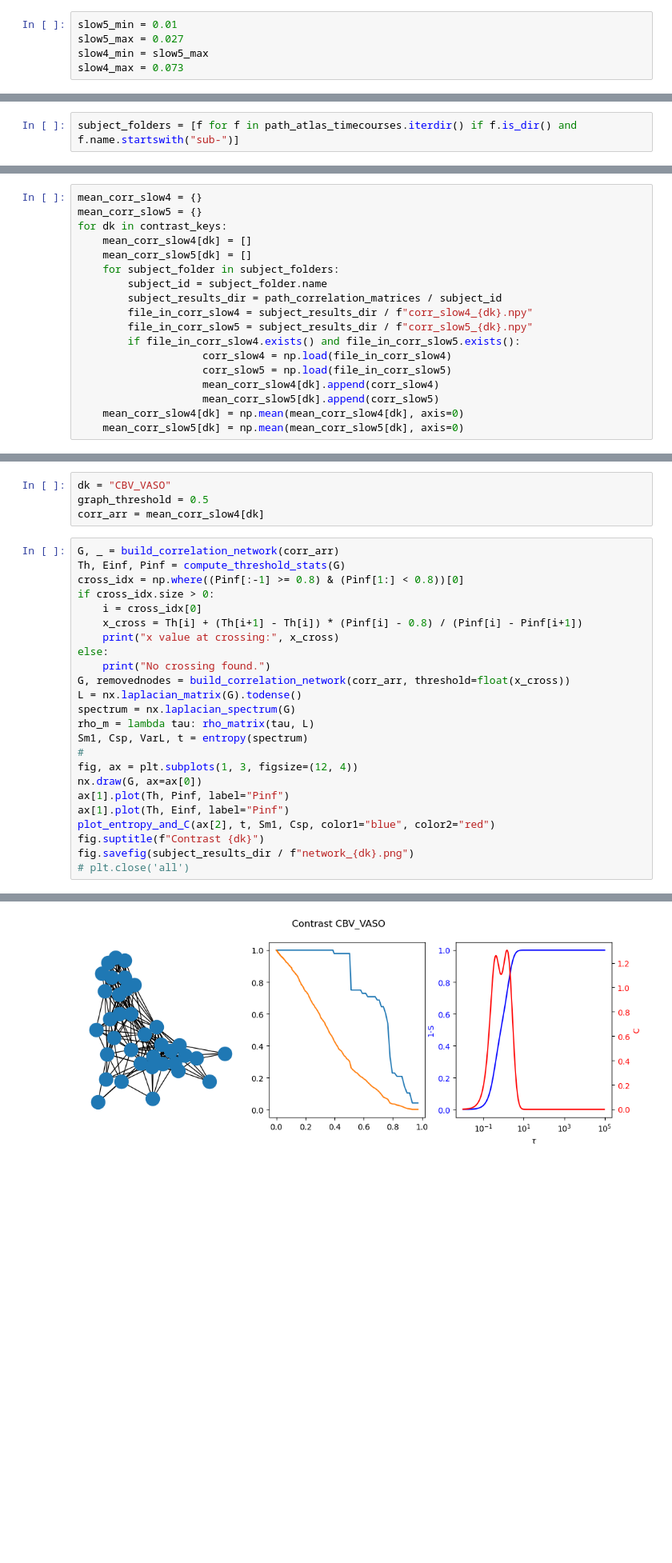
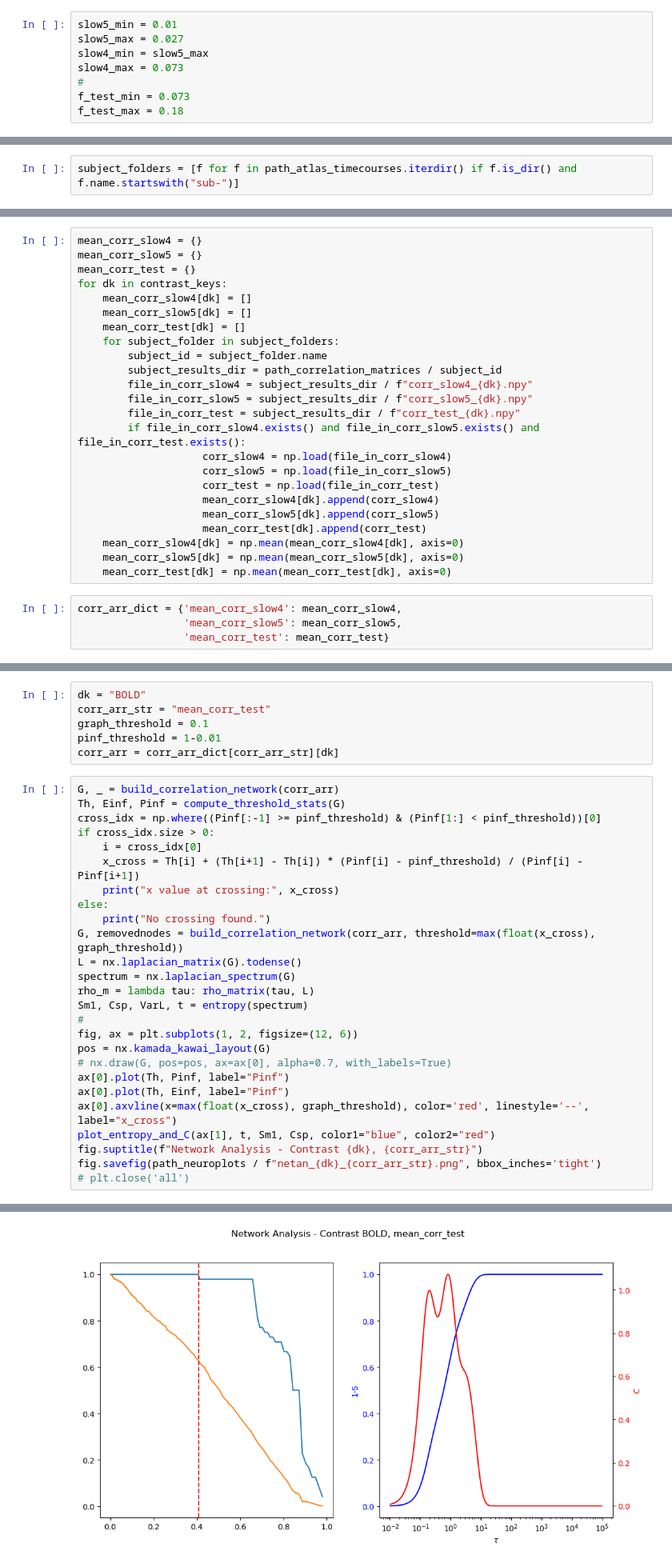
Before and after one commit to giulioiannelli/multifun-brain, a Jupyter notebook: notebooks/fig01_comparison_slowbands_corrfc.ipynb, the cells around one changed output, grey strips where cells are left out. Shown at 80% size. Saved outputs shown, nothing was run; the diff lists cells and outputs as text; blank space fills up the shorter version.

```diff
--- a/notebooks/fig01_comparison_slowbands_corrfc.ipynb
+++ b/notebooks/fig01_comparison_slowbands_corrfc.ipynb
@@ -37,6 +37,9 @@ slow5_min = 0.01
 slow5_max = 0.027
 slow4_min = slow5_max
 slow4_max = 0.073
+#
+f_test_min = 0.073
+f_test_max = 0.18
 # %%
 contrast_keys = ["CBF_ASL", "CBV_VASO", "BOLD", "BOLD_RS"]
 contrast_suffix = ["CBF4D", "fcurN_Vaso", "furN_Bold", "optcomMIRDenoised_bold"]
@@ -96,21 +107,31 @@ Already exists: /home/opisthofulax/Documents/UniPa/projects/multifun-brain/data/
 # %%
 mean_corr_slow4 = {}
 mean_corr_slow5 = {}
+mean_corr_test = {}
 for dk in contrast_keys:
     mean_corr_slow4[dk] = []
     mean_corr_slow5[dk] = []
+    mean_corr_test[dk] = []
     for subject_folder in subject_folders:
         subject_id = subject_folder.name
         subject_results_dir = path_correlation_matrices / subject_id
         file_in_corr_slow4 = subject_results_dir / f"corr_slow4_{dk}.npy"
         file_in_corr_slow5 = subject_results_dir / f"corr_slow5_{dk}.npy"
-        if file_in_corr_slow4.exists() and file_in_corr_slow5.exists():
+        file_in_corr_test = subject_results_dir / f"corr_test_{dk}.npy"
+        if file_in_corr_slow4.exists() and file_in_corr_slow5.exists() and file_in_corr_test.exists():
                     corr_slow4 = np.load(file_in_corr_slow4)
                     corr_slow5 = np.load(file_in_corr_slow5)
+                    corr_test = np.load(file_in_corr_test)
                     mean_corr_slow4[dk].append(corr_slow4)
                     mean_corr_slow5[dk].append(corr_slow5)
+                    mean_corr_test[dk].append(corr_test)
     mean_corr_slow4[dk] = np.mean(mean_corr_slow4[dk], axis=0)
     mean_corr_slow5[dk] = np.mean(mean_corr_slow5[dk], axis=0)
+    mean_corr_test[dk] = np.mean(mean_corr_test[dk], axis=0)
+# %%
+corr_arr_dict = {'mean_corr_slow4': mean_corr_slow4,
+                 'mean_corr_slow5': mean_corr_slow5,
+                 'mean_corr_test': mean_corr_test}
 # %%
 dk = "CBV_VASO"
 corr = np.loadtxt(subject_folders[0] / contrast_dict[dk]["file_name"])
@@ -128,29 +154,33 @@ plt.plot(mp_dist)
 # %%
-dk = "CBV_VASO"
-graph_threshold = 0.5
-corr_arr = mean_corr_slow4[dk]
+dk = "BOLD"
+corr_arr_str = "mean_corr_test"
+graph_threshold = 0.1
+pinf_threshold = 1-0.01
+corr_arr = corr_arr_dict[corr_arr_str][dk]
 # %%
 G, _ = build_correlation_network(corr_arr)
 Th, Einf, Pinf = compute_threshold_stats(G)
-cross_idx = np.where((Pinf[:-1] >= 0.8) & (Pinf[1:] < 0.8))[0]
+cross_idx = np.where((Pinf[:-1] >= pinf_threshold) & (Pinf[1:] < pinf_threshold))[0]
 if cross_idx.size > 0:
     i = cross_idx[0]
-    x_cross = Th[i] + (Th[i+1] - Th[i]) * (Pinf[i] - 0.8) / (Pinf[i] - Pinf[i+1])
+    x_cross = Th[i] + (Th[i+1] - Th[i]) * (Pinf[i] - pinf_threshold) / (Pinf[i] - Pinf[i+1])
     print("x value at crossing:", x_cross)
 else:
     print("No crossing found.")
-G, removednodes = build_correlation_network(corr_arr, threshold=float(x_cross))
+G, removednodes = build_correlation_network(corr_arr, threshold=max(float(x_cross), graph_threshold))
 L = nx.laplacian_matrix(G).todense()
 spectrum = nx.laplacian_spectrum(G)
 rho_m = lambda tau: rho_matrix(tau, L)
 Sm1, Csp, VarL, t = entropy(spectrum)
 #
-fig, ax = plt.subplots(1, 3, figsize=(12, 4))
-nx.draw(G, ax=ax[0])
-ax[1].plot(Th, Pinf, label="Pinf")
-ax[1].plot(Th, Einf, label="Pinf")
-plot_entropy_and_C(ax[2], t, Sm1, Csp, color1="blue", color2="red")
-fig.suptitle(f"Contrast {dk}")
-fig.savefig(subject_results_dir / f"network_{dk}.png")
+fig, ax = plt.subplots(1, 2, figsize=(12, 6))
+pos = nx.kamada_kawai_layout(G)
+# nx.draw(G, pos=pos, ax=ax[0], alpha=0.7, with_labels=True)
+ax[0].plot(Th, Pinf, label="Pinf")
+ax[0].plot(Th, Einf, label="Pinf")
+ax[0].axvline(x=max(float(x_cross), graph_threshold), color='red', linestyle='--', label="x_cross")
+plot_entropy_and_C(ax[1], t, Sm1, Csp, color1="blue", color2="red")
+fig.suptitle(f"Network Analysis - Contrast {dk}, {corr_arr_str}")
+fig.savefig(path_neuroplots / f"netan_{dk}_{corr_arr_str}.png", bbox_inches='tight')
 # plt.close('all')
 # %% [output]
@@ -158,4 +188,4 @@ x value at crossing: 0.5114291896096494
-[figure, old version]
+[figure, new version]
 # %%
 #
 dists = symmetrized_inverse_distance(1/max(spectrum), rho_m)
```
Also changed, not shown: parts of 10 cells of this notebook, 2 other files.
